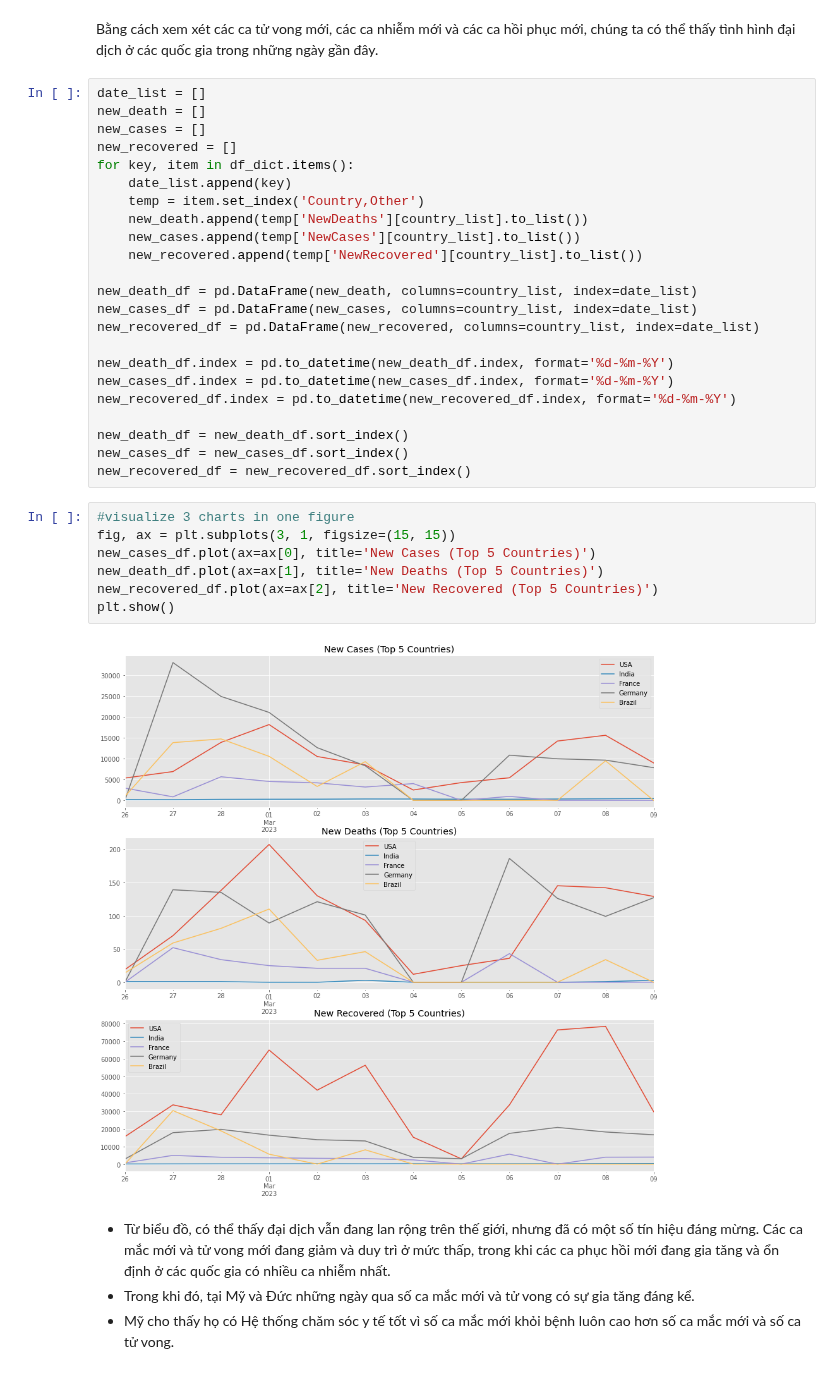
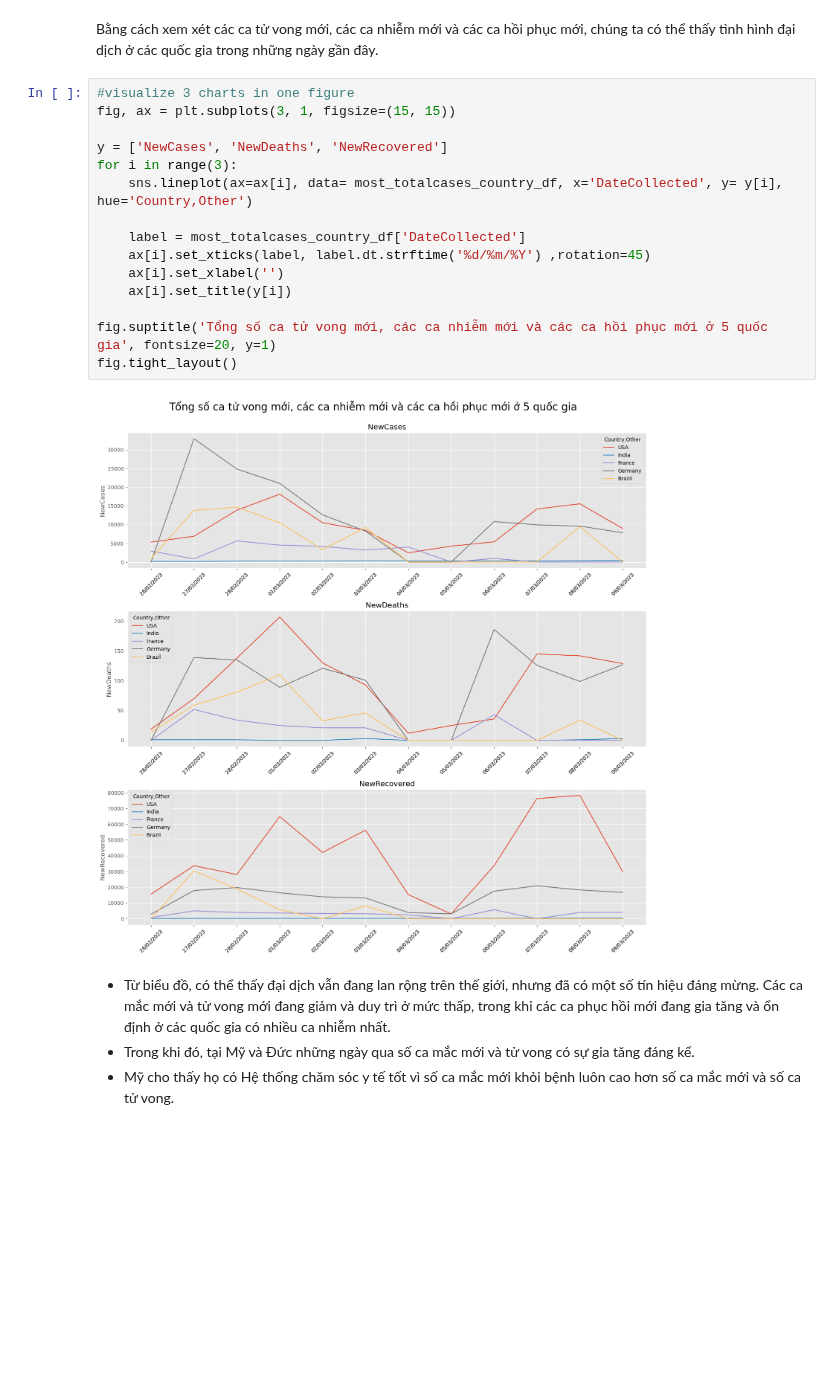
Before and after one commit to vntan/Covid-19-Analysis, a Jupyter notebook: Lab01.ipynb, the cells around one changed output. Cells and saved outputs as stored; diff of their text form; blank space fills up the shorter version.

```diff
--- a/Lab01.ipynb
+++ b/Lab01.ipynb
@@ -396,38 +399,23 @@ country_list.remove('World')
 ##### Các ca tử vong mới, các ca nhiễm mới và các ca hồi phục mới những ngày gần đây như thế nào ở các quốc gia?
 # %% [markdown]
 Bằng cách xem xét các ca tử vong mới, các ca nhiễm mới và các ca hồi phục mới, chúng ta có thể thấy tình hình đại dịch ở các quốc gia trong những ngày gần đây.
-# %%
-date_list = []
-new_death = []
-new_cases = []
-new_recovered = []
-for key, item in df_dict.items():
-    date_list.append(key)
-    temp = item.set_index('Country,Other')
-    new_death.append(temp['NewDeaths'][country_list].to_list())
-    new_cases.append(temp['NewCases'][country_list].to_list())
-    new_recovered.append(temp['NewRecovered'][country_list].to_list())
-
-new_death_df = pd.DataFrame(new_death, columns=country_list, index=date_list)
-new_cases_df = pd.DataFrame(new_cases, columns=country_list, index=date_list)
-new_recovered_df = pd.DataFrame(new_recovered, columns=country_list, index=date_list)
-
-new_death_df.index = pd.to_datetime(new_death_df.index, format='%d-%m-%Y')
-new_cases_df.index = pd.to_datetime(new_cases_df.index, format='%d-%m-%Y')
-new_recovered_df.index = pd.to_datetime(new_recovered_df.index, format='%d-%m-%Y')
-
-new_death_df = new_death_df.sort_index()
-new_cases_df = new_cases_df.sort_index()
-new_recovered_df = new_recovered_df.sort_index()
-# %%
-#visualize 3 charts in one figure
-fig, ax = plt.subplots(3, 1, figsize=(15, 15))
-new_cases_df.plot(ax=ax[0], title='New Cases (Top 5 Countries)')
-new_death_df.plot(ax=ax[1], title='New Deaths (Top 5 Countries)')
-new_recovered_df.plot(ax=ax[2], title='New Recovered (Top 5 Countries)')
-plt.show()
-# %% [output]
-[figure, removed]
+# %%
+#visualize 3 charts in one figure
+fig, ax = plt.subplots(3, 1, figsize=(15, 15))
+
+y = ['NewCases', 'NewDeaths', 'NewRecovered']
+for i in range(3):
+    sns.lineplot(ax=ax[i], data= most_totalcases_country_df, x='DateCollected', y= y[i], hue='Country,Other')
+
+    label = most_totalcases_country_df['DateCollected']
+    ax[i].set_xticks(label, label.dt.strftime('%d/%m/%Y') ,rotation=45)
+    ax[i].set_xlabel('')
+    ax[i].set_title(y[i])
+
+fig.suptitle('Tổng số ca tử vong mới, các ca nhiễm mới và các ca hồi phục mới ở 5 quốc gia', fontsize=20, y=1)
+fig.tight_layout()
+# %% [output]
+[figure, added]
 # %% [markdown]
 * Từ biểu đồ, có thể thấy đại dịch vẫn đang lan rộng trên thế giới, nhưng đã có một số tín hiệu đáng mừng. Các ca mắc mới và tử vong mới đang giảm và duy trì ở mức thấp, trong khi các ca phục hồi mới đang gia tăng và ổn định ở các quốc gia có nhiều ca nhiễm nhất.
 * Trong khi đó, tại Mỹ và Đức những ngày qua số ca mắc mới và tử vong có sự gia tăng đáng kể.
```
Also changed, not shown: parts of 74 cells of this notebook.
